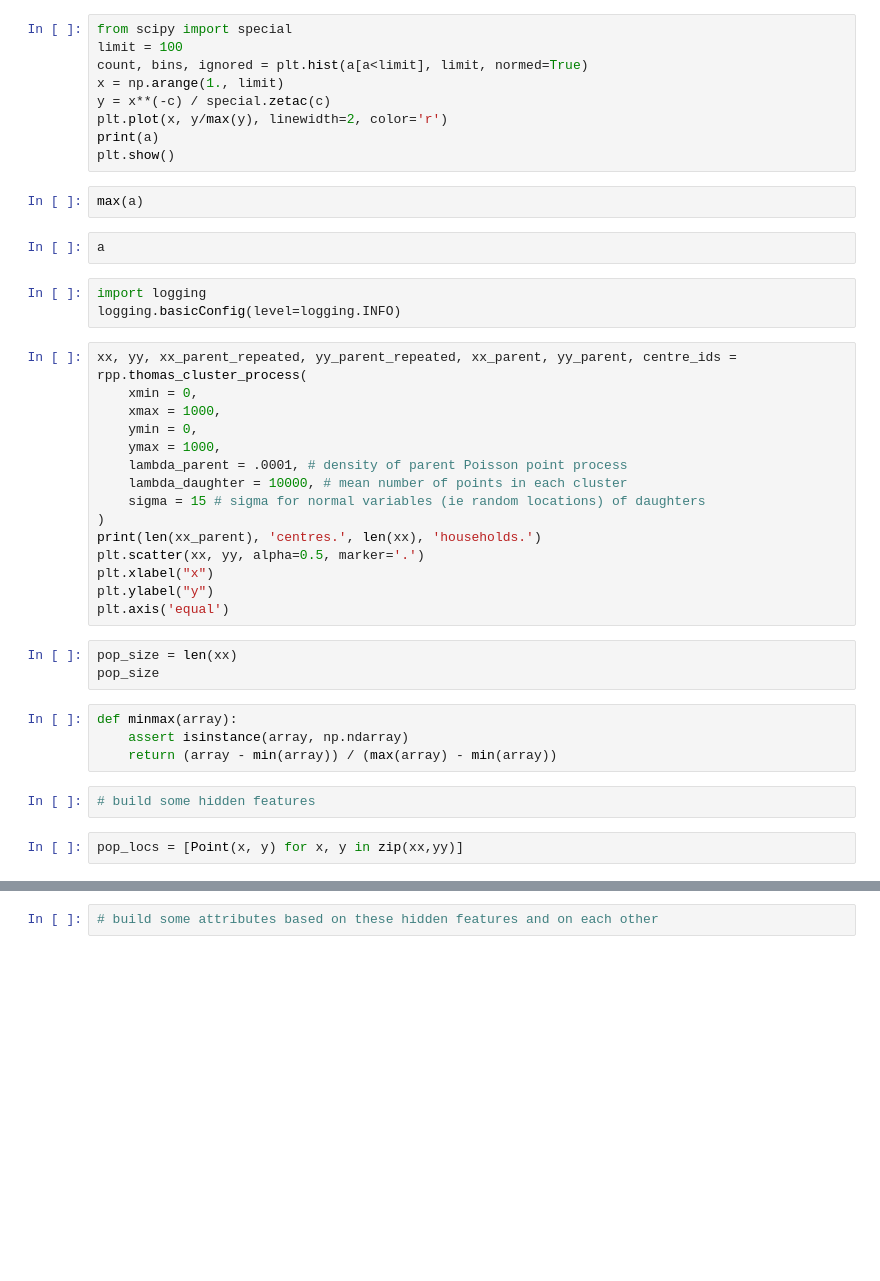
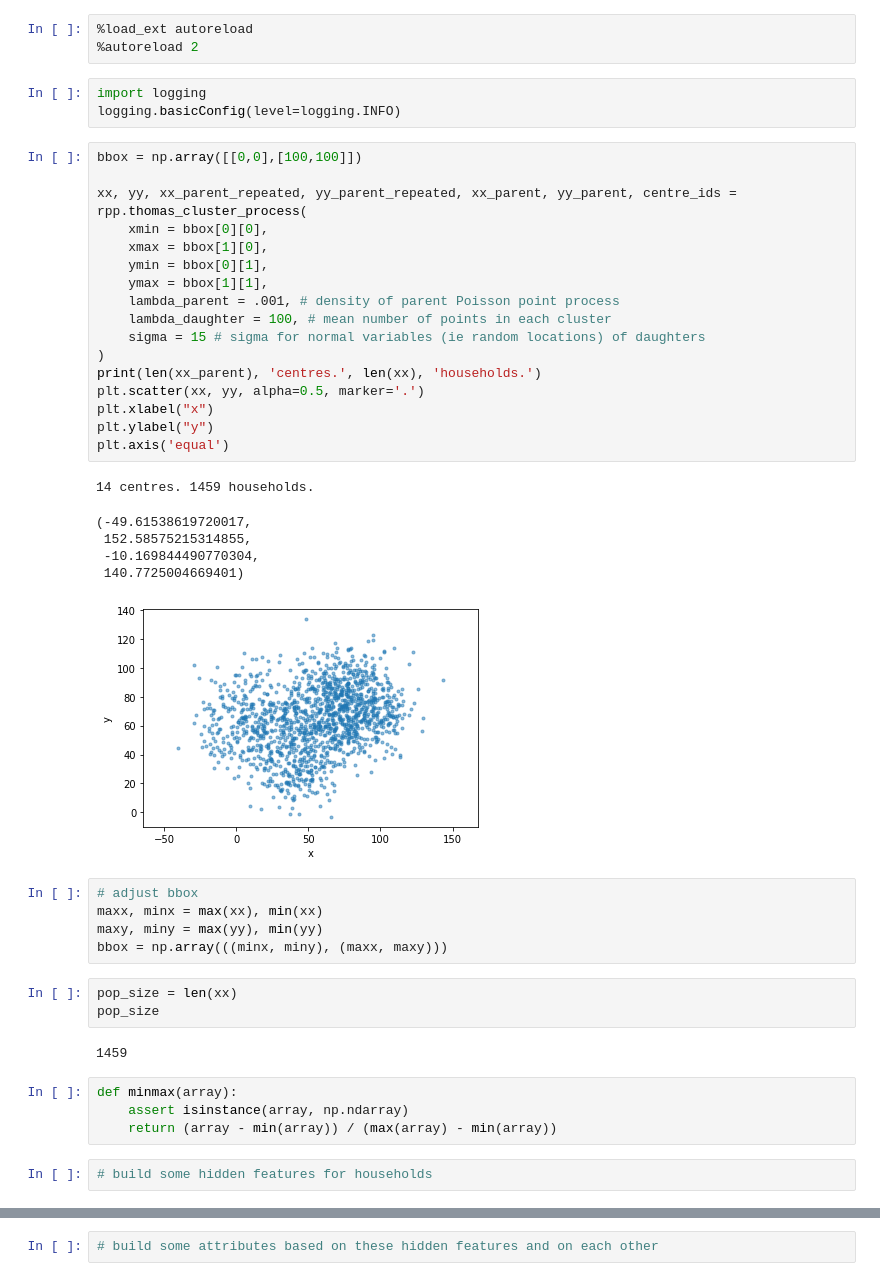
Before and after one commit to fredshone/citychef, a Jupyter notebook: worldsynth.ipynb, the cells around one changed output, grey strips where cells are left out. Cells and saved outputs as stored; diff of their text form; blank space fills up the shorter version.

```diff
--- a/worldsynth.ipynb
+++ b/worldsynth.ipynb
@@ -14,43 +11,47 @@ plt.hist(a[a<50])
-# %%
-from scipy import special
-limit = 100
-count, bins, ignored = plt.hist(a[a<limit], limit, normed=True)
-x = np.arange(1., limit)
-y = x**(-c) / special.zetac(c)
-plt.plot(x, y/max(y), linewidth=2, color='r')
-print(a)
-plt.show()
-# %%
-max(a)
-# %%
-a
+# %%
+%load_ext autoreload
+%autoreload 2
 # %%
 import logging
 logging.basicConfig(level=logging.INFO)
 # %%
+bbox = np.array([[0,0],[100,100]])
+
 xx, yy, xx_parent_repeated, yy_parent_repeated, xx_parent, yy_parent, centre_ids = rpp.thomas_cluster_process(
-    xmin = 0,
-    xmax = 1000,
-    ymin = 0,
-    ymax = 1000,
-    lambda_parent = .0001, # density of parent Poisson point process
-    lambda_daughter = 10000, # mean number of points in each cluster
+    xmin = bbox[0][0],
+    xmax = bbox[1][0],
+    ymin = bbox[0][1],
+    ymax = bbox[1][1],
+    lambda_parent = .001, # density of parent Poisson point process
+    lambda_daughter = 100, # mean number of points in each cluster
     sigma = 15 # sigma for normal variables (ie random locations) of daughters
 )
 print(len(xx_parent), 'centres.', len(xx), 'households.')
 plt.scatter(xx, yy, alpha=0.5, marker='.')
 plt.xlabel("x")
 plt.ylabel("y")
 plt.axis('equal')
+# %% [output]
+14 centres. 1459 households.
+(-49.61538619720017,
+ 152.58575215314855,
+ -10.169844490770304,
+ 140.7725004669401)
+[figure, added]
+# %%
+# adjust bbox
+maxx, minx = max(xx), min(xx)
+maxy, miny = max(yy), min(yy)
+bbox = np.array(((minx, miny), (maxx, maxy)))
 # %%
 pop_size = len(xx)
 pop_size
+# %% [output]
+1459
 # %%
 def minmax(array):
     assert isinstance(array, np.ndarray)
     return (array - min(array)) / (max(array) - min(array))
 # %%
-# build some hidden features
+# build some hidden features for households
-# %%
-pop_locs = [Point(x, y) for x, y in zip(xx,yy)]
 # %%
```
Also changed, not shown: parts of 60 cells of this notebook, 1 other file.
